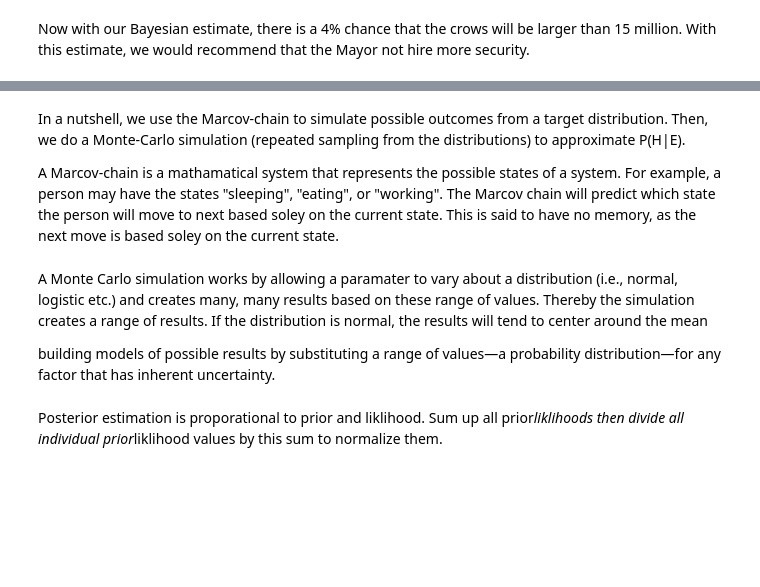
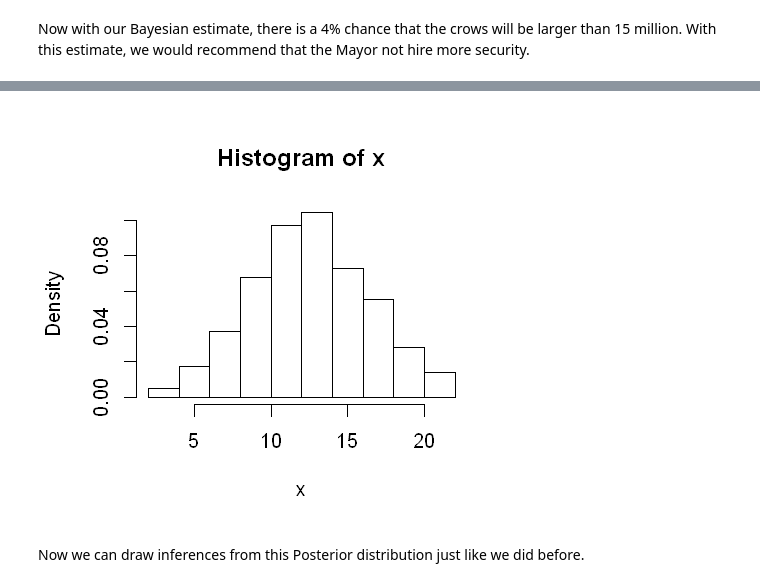
Before and after one commit to nrb75/TDI-Interview, a Jupyter notebook: TDI Interview - Bayes.ipynb, the cells around one changed output, grey strips where cells are left out. Drawn from its saved outputs; the diff is of its cells as text; code cells hidden in the pictures; blank space fills up the shorter version.

```diff
--- a/TDI Interview - Bayes.ipynb
+++ b/TDI Interview - Bayes.ipynb
@@ -207,16 +214,0 @@ Our goal is still the same, create a Posterior distribution based on our Prior a
-# %%
-x=vector()
-x[1]=8
-for (i in 1:1000) {
-    ## Pick new point
-    xp <- rnorm(1, mean=12, sd=3)(x)
-    ## Acceptance probability:
-    alpha <- min(1, dnorm(xp, mu[1], sd[1]) / dnorm(x, mu[1], sd[1]))
-    ## Accept new point with probability alpha:
-    if (runif(1) < alpha)
-        x[i+1] <- xp
-    else x[i+1]=x[i]
-    ## Returning the point:
-    x
-}
-hist(x)
@@ -265,12 +214,0 @@ End: find the conditional distribution of the paramaters given the data
-# %% [markdown]
-
-In a nutshell, we use the Marcov-chain to simulate possible outcomes from a target distribution.
-Then, we do a Monte-Carlo simulation (repeated sampling from the distributions) to approximate P(H|E).
-
-A Marcov-chain is a mathamatical system that represents the possible states of a system. For example, a person may have the states "sleeping", "eating", or "working". The Marcov chain will predict which state the person will move to next based soley on the current state. This is said to have no memory, as the next move is based soley on the current state.
-# %% [markdown]
-A Monte Carlo simulation works by allowing a paramater to vary about a distribution (i.e., normal, logistic etc.) and creates many, many results based on these range of values. Thereby the simulation creates a range of results. If the distribution is normal, the results will tend to center around the mean
-
-building models of possible results by substituting a range of values—a probability distribution—for any factor that has inherent uncertainty.
-# %% [markdown]
-Posterior estimation is proporational to prior and liklihood. Sum up all prior*liklihoods then divide all individual prior*liklihood values by this sum to normalize them.
@@ -278,0 +215,30 @@ posterior distribution is from same distribution as prior
+# %%
+#use a normal distribution for simplicity
+#generate random numbers from a normal distribution, where the mean
+#prior we assume mean=12 sd=4
+#posterior we are solving for mean, but we know sd_posterior=3
+
+#The whole purpose of MCMC is to sample from the (known) target distribution, because handling it with other methods is difficult.
+
+x=vector()
+x[1]=8
+mu_prior=12
+sd_prior=4
+sd_post=3
+for (i in 1:3000) {
+    # new random value generated
+    xp <- rnorm(1, mean=x[i], sd=sd_post)
+     # Determine if we accept new value or not
+    likelihood_xp=dnorm(xp, mu_prior, sd_prior)
+    likelihood_x=dnorm(x, mu_prior, sd_prior)
+    alpha <- min(1, (likelihood_xp) / (likelihood_x))#use a ratio for acceptance criteria, otherwise you will have a hill climbing algorithm where it will only accept values that continue to improve.
+    # Accept new point if it passes the criteria test
+    if (runif(1) < alpha)
+        x[i+1] <- xp
+    else x[i+1]=x[i]
+}
+hist(x, freq = FALSE)
+# %% [output]
+[figure, added]
+# %% [markdown]
+Now we can draw inferences from this Posterior distribution just like we did before.
```
Also changed, not shown: parts of 25 cells of this notebook, 4 other files.
